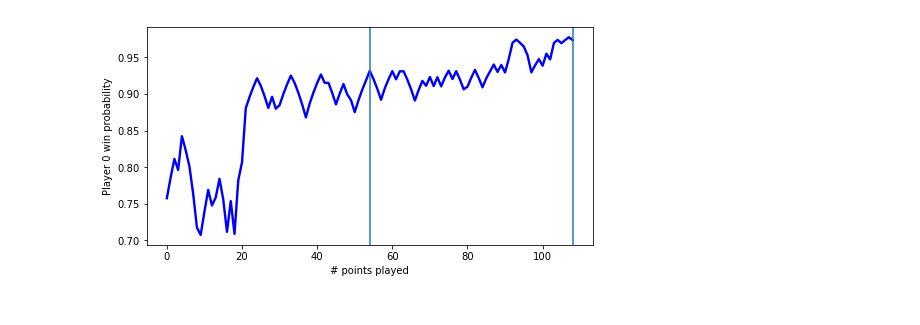
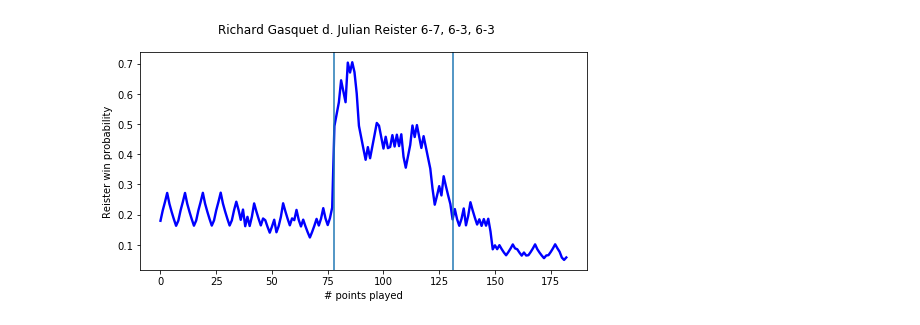
Before and after one commit to jgollub1/pbp_explorations, a Jupyter notebook: Model Assessment.ipynb, the cells around one changed output. Drawn from its saved outputs; the diff is of its cells as text; code cells hidden in the pictures.

```diff
--- a/Model Assessment.ipynb
+++ b/Model Assessment.ipynb
@@ -44,5 +11,7 @@ for i in xrange(len(df_pred)):
 # %%
 ## TO DO: try adding interaction terms, for example sets_won/sets_lost and service breaks
+
+# set up cross validation loop
 
 ## set up model assessment loop for just a few models
 ## (to do this, you have to read the docs on NN, etc.)
@@ -58,24 +27,10 @@ import numpy as np
 import math
 import time
 import pandas as pd
-from sklearn.metrics import log_loss
+from helper_functions import cross_validate
 from sklearn import linear_model
 from sklearn import ensemble
 from sklearn.svm import SVC
-from sklearn.model_selection import GroupKFold
-from sklearn.model_selection import KFold
 from sklearn.neural_network import MLPClassifier
-from sklearn.model_selection import StratifiedKFold
 
-
-df_pred = pd.read_csv('../my_data/feature_df_pbp3_7_30.csv')
-del df_pred['Unnamed: 0'] #; del df_pred['score']
-df_pred['sv_points_pct_0'] = np.nan_to_num(np.divide(df_pred['p0_swp'],df_pred['p0_sp'].astype('float')))
-df_pred['sv_points_pct_1'] = np.nan_to_num(np.divide(df_pred['p1_swp'],df_pred['p1_sp'].astype('float')))
-#df_pred['winner'] = 1 - df_pred['winner'] # makes it 1 if you won and 0 if lost
-
-# apply feature scaling to the term 'elo_diff' (mean should be approx. 0 so don't subtract mean)
-#sd,sd_surface = np.std(df_pred['elo_diff']),np.std(df_pred['s_elo_diff'])
-#df_pred['elo_diff'],df_pred['s_elo_diff'] = df_pred['elo_diff']/sd,df_pred['s_elo_diff']/sd_surface
-c = int(max(df_pred['match_id'])*.8)
-val_df,test_df = df_pred[df_pred['match_id']<=c],df_pred[df_pred['match_id']>c]
+df_pred = pd.read_csv('../my_data/feature_df_pbp3_9_6_alphas.csv')
@@ -116,5 +43,5 @@ def cross_validate(val_df,clf,cols,target,hyper_parameters,n_splits):
 # %%
 scores = ['sets_0','sets_1','games_0','games_1','points_0','points_1']
 break_feats = [u'up_break_point', u'down_break_point', u'break_adv']
-point_rates = [u'sv_points_pct_0', u'sv_points_pct_1',u'tp_0',u'tp_1']
+point_rates = [u'sv_points_pct_0', u'sv_points_pct_1']
 cols = ['in_lead','elo_diff','s_elo_diff']+scores+break_feats+point_rates
@@ -148,3 +47,0 @@ best:  {'C': 1}
-# %%
-clf = MLPClassifier(solver='lbfgs', alpha=1e-5,hidden_layer_sizes=(5, 2), random_state=1)
-clf.__str__().split('(')[0]
@@ -153,5 +48,7 @@ clf.__str__().split('(')[0]
 # %%
-Xtrain, ytrain = val_df[cols],val_df['winner']
-Xtest, ytest = test_df[cols],test_df['winner']
+c = int(max(df_pred['match_id'])*.8)
+val_df,test_df = df_pred[df_pred['match_id']<=c],df_pred[df_pred['match_id']>c]
+# Xtrain, ytrain = val_df[cols],val_df['winner']
+# Xtest, ytest = test_df[cols],test_df['winner']
 # %%
 # for MLP, I would consider grid search over alpha, batch_size, and hidden_layer_sizes...
@@ -187,23 +97,22 @@ classifier:  LogisticRegression
 # %%
 # graphically, try to compare different probabilities of different models
-
 import matplotlib.pyplot as plt
 %matplotlib inline
 
-probs = np.concatenate((probs_train[:,0],probs_test[:,0]))
+probs = np.concatenate((probs_train[:,1],probs_test[:,1]))
 df_pred['prob4'] = probs
 
-match1 = df_pred[df_pred['match_id']==0]
+match1 = df_pred[df_pred['match_id']==1]
 m1_probs = match1['prob4']
 set_lengths = [len(a) for a in list(match1['score'])[-1].replace(';','').replace('/','').split('.')]
 fig = plt.figure(figsize=(8,4))
 ax = fig.add_subplot(1,1,1)
-ax.plot(np.arange(len(m1_probs)),1-m1_probs,'b-',linewidth=2.4)
-#fig.suptitle('Richard Gasquet d. Julian Reister 6-7, 6-3, 6-3')
-ax.set_ylabel('Player 0 win probability')
+ax.plot(np.arange(len(m1_probs)),m1_probs,'b-',linewidth=2.4)
+fig.suptitle('Richard Gasquet d. Julian Reister 6-7, 6-3, 6-3')
+ax.set_ylabel('Reister win probability')
 ax.set_xlabel('# points played')
 ax.axvline(set_lengths[0]); ax.axvline(sum(set_lengths[:2]))
-#plt.savefig('gasquet_reister_7_14_all_features')
+plt.savefig('gasquet_reister_9_6_all_features')
 fig.show()
 # %% [output]
-[figure, old version]
+[figure, new version]
```
Also changed, not shown: parts of 13 cells of this notebook, 18 other files.
